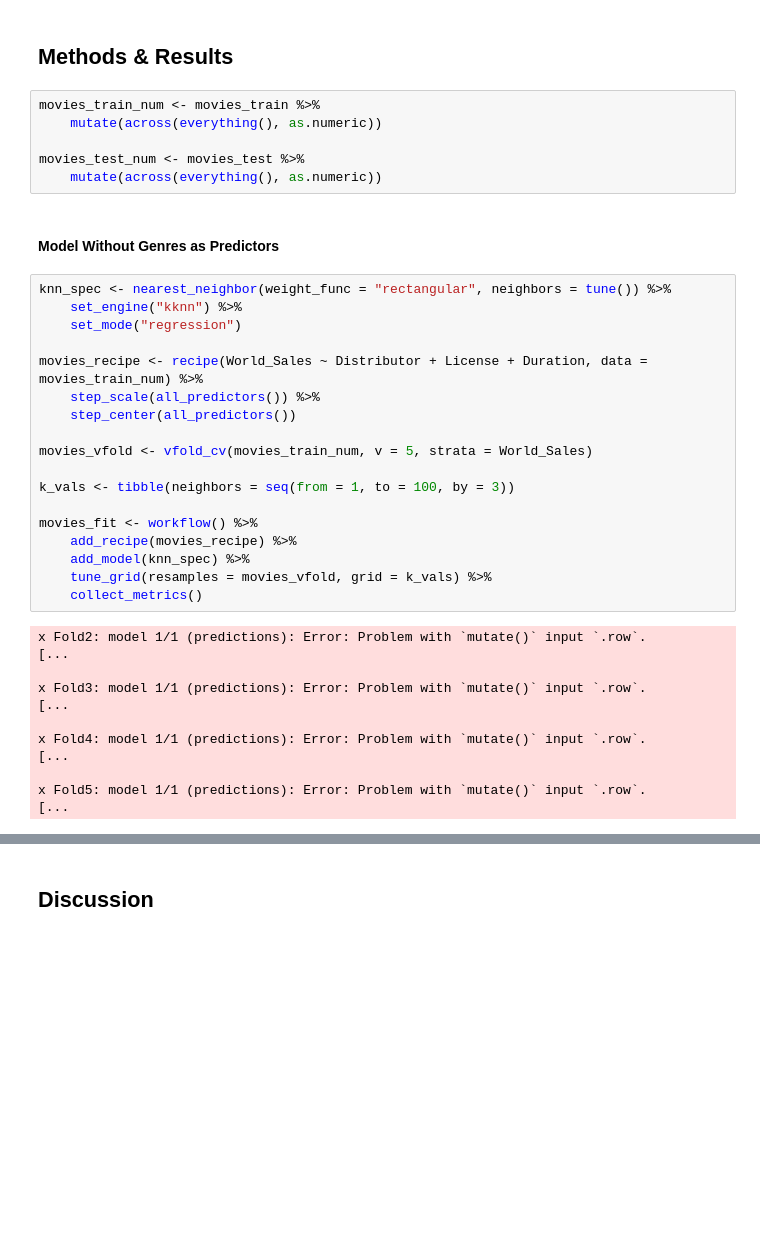
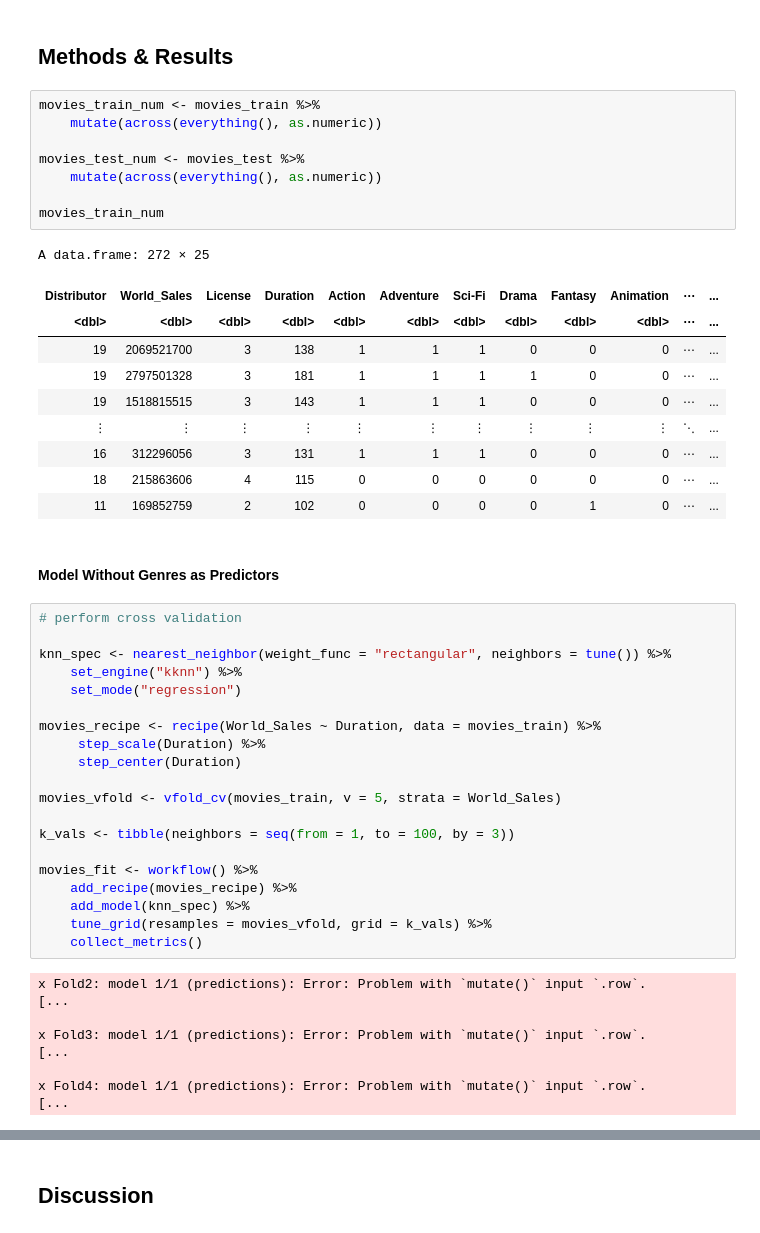
Before and after one commit to starsurfer87/DSCI100-Group-Project, a Jupyter notebook: thedreadedassignment.ipynb, the cells around one changed output, grey strips where cells are left out. Drawn from its saved outputs; the diff is of its cells as text; blank space fills up the shorter version.

Commit message:
Model Checkpoint
** not a working version **

This is just a checkpoint so I have something to go back to if needed before I start messing with the code like crazy to try and make this work

```diff
--- a/thedreadedassignment.ipynb
+++ b/thedreadedassignment.ipynb
@@ -313,21 +314,36 @@ movies_boxplot
 # %%
 movies_train_num <- movies_train %>%
     mutate(across(everything(), as.numeric))
 
 movies_test_num <- movies_test %>%
     mutate(across(everything(), as.numeric))
+
+movies_train_num
+# %% [output]
+A data.frame: 272 × 25
+| Distributor | World_Sales | License | Duration | Action | Adventure | Sci-Fi | Drama | Fantasy | Animation | ⋯ | ... |
+| <dbl> | <dbl> | <dbl> | <dbl> | <dbl> | <dbl> | <dbl> | <dbl> | <dbl> | <dbl> | ⋯ | ... |
+| 19 | 2069521700 | 3 | 138 | 1 | 1 | 1 | 0 | 0 | 0 | ⋯ | ... |
+| 19 | 2797501328 | 3 | 181 | 1 | 1 | 1 | 1 | 0 | 0 | ⋯ | ... |
+| 19 | 1518815515 | 3 | 143 | 1 | 1 | 1 | 0 | 0 | 0 | ⋯ | ... |
+| ⋮ | ⋮ | ⋮ | ⋮ | ⋮ | ⋮ | ⋮ | ⋮ | ⋮ | ⋮ | ⋱ | ... |
+| 16 | 312296056 | 3 | 131 | 1 | 1 | 1 | 0 | 0 | 0 | ⋯ | ... |
+| 18 | 215863606 | 4 | 115 | 0 | 0 | 0 | 0 | 0 | 0 | ⋯ | ... |
+| 11 | 169852759 | 2 | 102 | 0 | 0 | 0 | 0 | 1 | 0 | ⋯ | ... |
 # %% [markdown]
 #### Model Without Genres as Predictors
 # %%
+# perform cross validation
+
 knn_spec <- nearest_neighbor(weight_func = "rectangular", neighbors = tune()) %>%
     set_engine("kknn") %>%
     set_mode("regression")
 
-movies_recipe <- recipe(World_Sales ~ Distributor + License + Duration, data = movies_train_num) %>%
-    step_scale(all_predictors()) %>%
-    step_center(all_predictors())
+movies_recipe <- recipe(World_Sales ~ Duration, data = movies_train) %>%
+     step_scale(Duration) %>%
+     step_center(Duration)
 
-movies_vfold <- vfold_cv(movies_train_num, v = 5, strata = World_Sales)
+movies_vfold <- vfold_cv(movies_train, v = 5, strata = World_Sales)
 
 k_vals <- tibble(neighbors = seq(from = 1, to = 100, by = 3))
 
@@ -345,7 +361,4 @@ x Fold3: model 1/1 (predictions): Error: Problem with `mutate()` input `.row`.
 
 x Fold4: model 1/1 (predictions): Error: Problem with `mutate()` input `.row`.
 [...
-
-x Fold5: model 1/1 (predictions): Error: Problem with `mutate()` input `.row`.
-[...
 # %%
```
Also changed, not shown: parts of 3 cells of this notebook.
